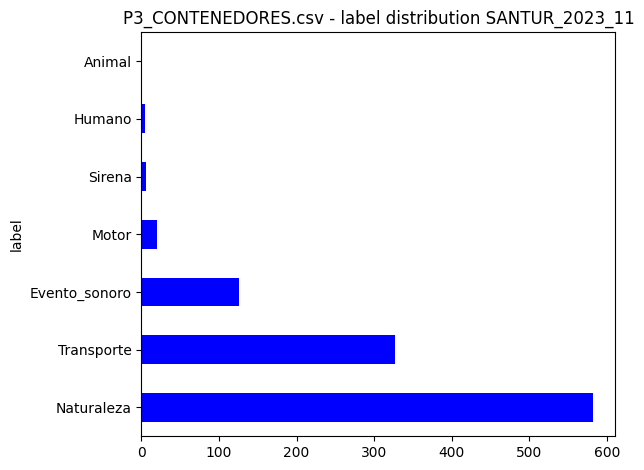
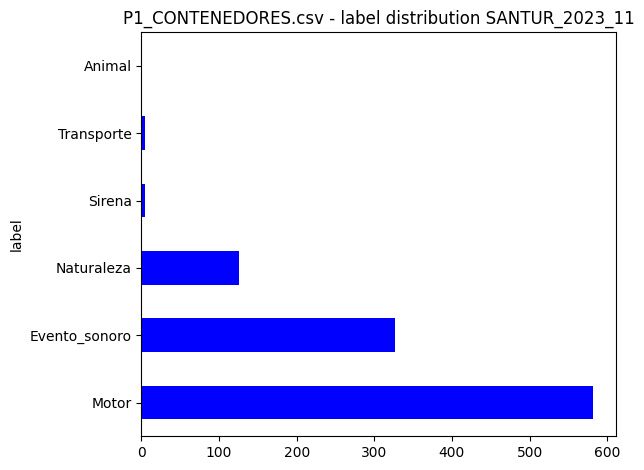
Code edit (unified diff) that turned the first committed figure into the second:
--- before
+++ after
@@ -11,4 +11,5 @@
 title = PATH.split("\\")[-1]
 
+all_labels = []
 
 for file in files:
@@ -21,6 +22,6 @@
         plt.title(f'{file} - label distribution {title}')
         plt.tight_layout()
-        # plt.show()
+        plt.show()
 
         # save
-        plt.savefig(os.path.join(output_path, f'{file}_label_distribution.png'))
+        # plt.savefig(os.path.join(output_path, f'{file}_label_distribution.png'))

Commit: comming back from hollidays